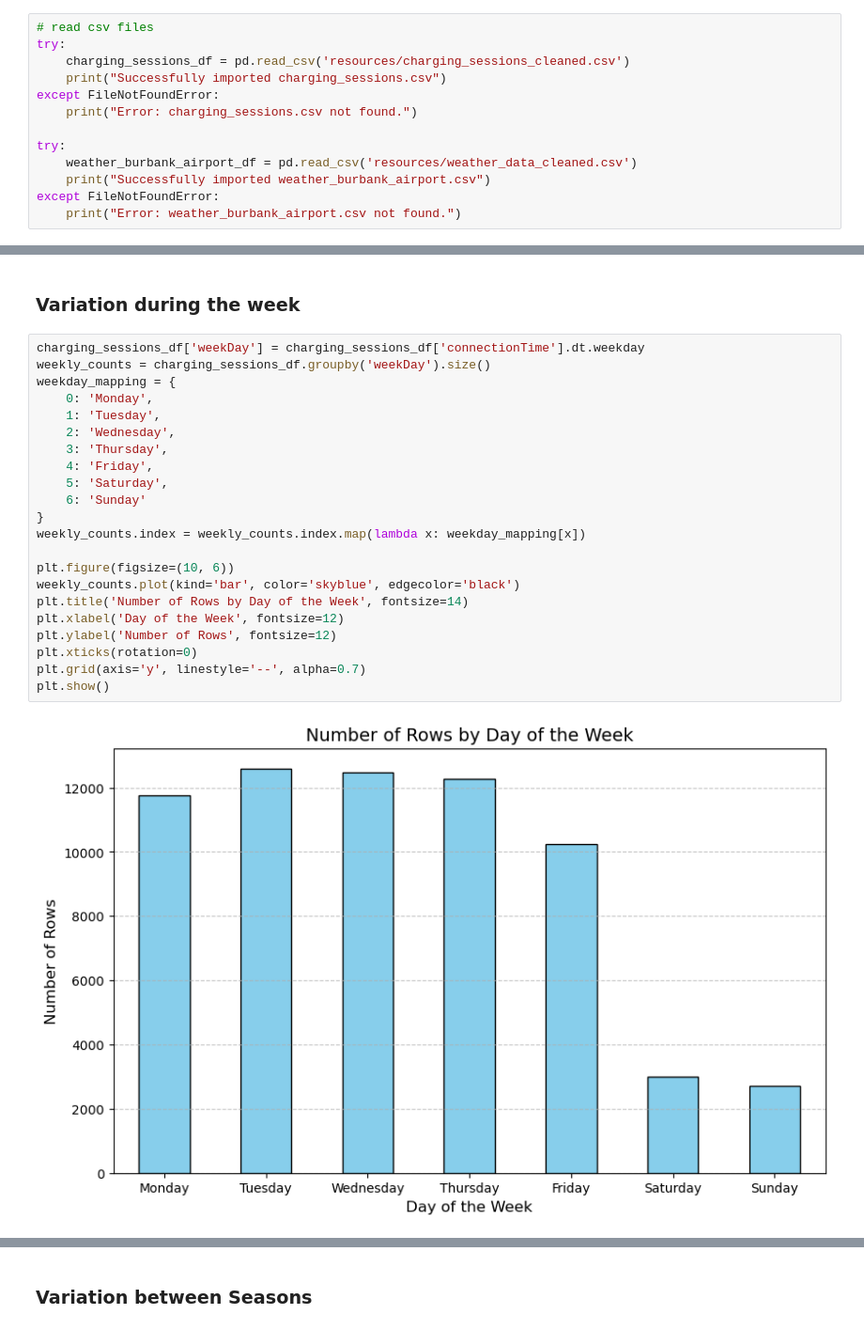
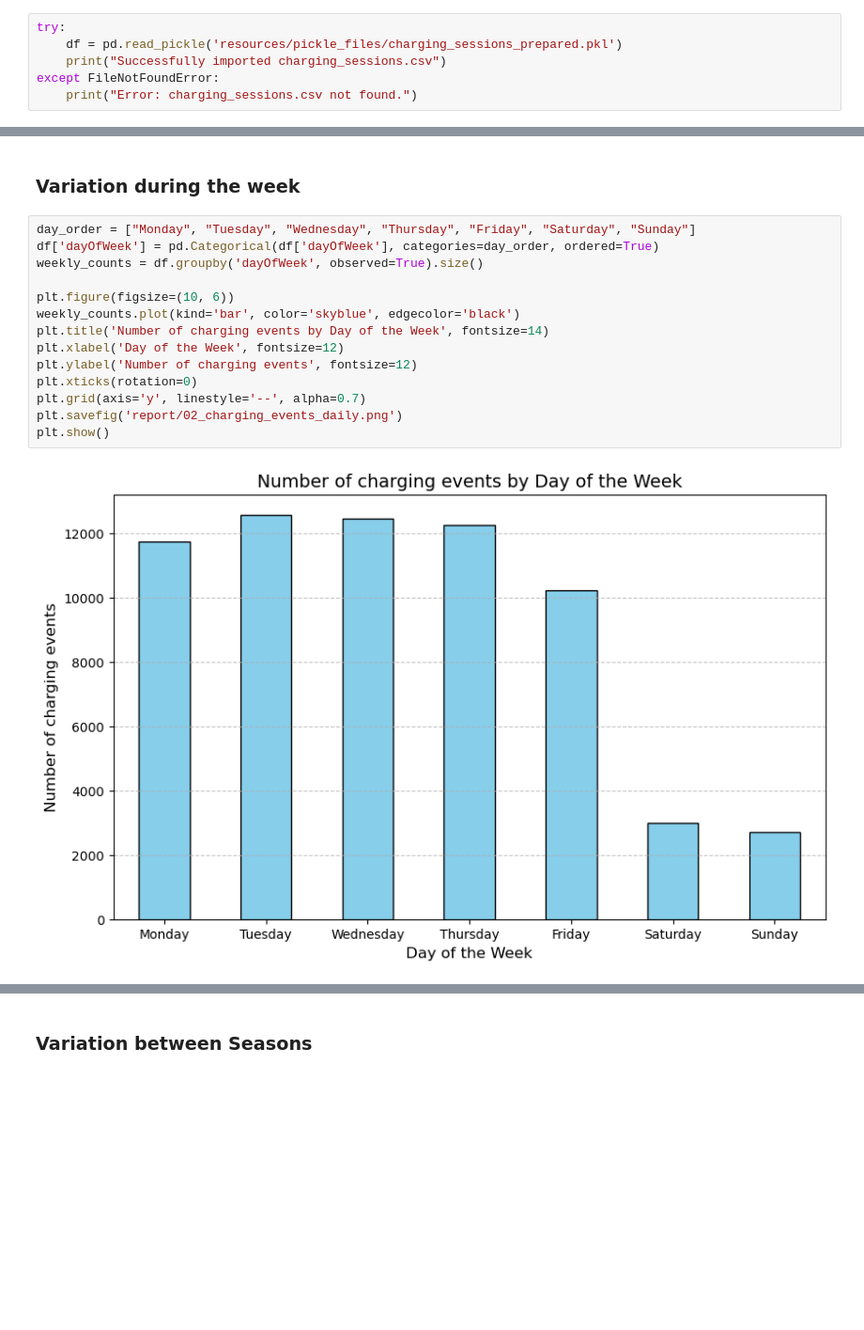
Before and after one commit to asimxa/Data-Diggers-Project-Repo, a Jupyter notebook: 02_descriptive_analytics.ipynb, the cells around one changed output, grey strips where cells are left out. Shown at 94% size. Saved outputs shown, nothing was run; the diff lists cells and outputs as text; blank space fills up the shorter version.

```diff
--- a/02_descriptive_analytics.ipynb
+++ b/02_descriptive_analytics.ipynb
@@ -9,15 +8,8 @@ from scipy.interpolate import make_interp_spline
 # %%
-# read csv files
 try:
-    charging_sessions_df = pd.read_csv('resources/charging_sessions_cleaned.csv')
+    df = pd.read_pickle('resources/pickle_files/charging_sessions_prepared.pkl')
     print("Successfully imported charging_sessions.csv")
 except FileNotFoundError:
     print("Error: charging_sessions.csv not found.")
-
-try:
-    weather_burbank_airport_df = pd.read_csv('resources/weather_data_cleaned.csv')
-    print("Successfully imported weather_burbank_airport.csv")
-except FileNotFoundError:
-    print("Error: weather_burbank_airport.csv not found.")
 # %% [output]
 Successfully imported charging_sessions.csv
@@ -112,27 +78,19 @@ schedule being that they arrive at work / uni in the morning. They would then le
 # %% [markdown]
 ### **Variation during the week**
 # %%
-charging_sessions_df['weekDay'] = charging_sessions_df['connectionTime'].dt.weekday
-weekly_counts = charging_sessions_df.groupby('weekDay').size()
-weekday_mapping = {
-    0: 'Monday',
-    1: 'Tuesday',
-    2: 'Wednesday',
-    3: 'Thursday',
-    4: 'Friday',
-    5: 'Saturday',
-    6: 'Sunday'
-}
-weekly_counts.index = weekly_counts.index.map(lambda x: weekday_mapping[x])
+day_order = ["Monday", "Tuesday", "Wednesday", "Thursday", "Friday", "Saturday", "Sunday"]
+df['dayOfWeek'] = pd.Categorical(df['dayOfWeek'], categories=day_order, ordered=True)
+weekly_counts = df.groupby('dayOfWeek', observed=True).size()
 
 plt.figure(figsize=(10, 6))
 weekly_counts.plot(kind='bar', color='skyblue', edgecolor='black')
-plt.title('Number of Rows by Day of the Week', fontsize=14)
+plt.title('Number of charging events by Day of the Week', fontsize=14)
 plt.xlabel('Day of the Week', fontsize=12)
-plt.ylabel('Number of Rows', fontsize=12)
+plt.ylabel('Number of charging events', fontsize=12)
 plt.xticks(rotation=0)
 plt.grid(axis='y', linestyle='--', alpha=0.7)
+plt.savefig('report/02_charging_events_daily.png')
 plt.show()
 # %% [output]
-[figure, old version]
+[figure, new version]
 # %% [markdown]
```
Also changed, not shown: parts of 17 cells of this notebook, 11 other files.
